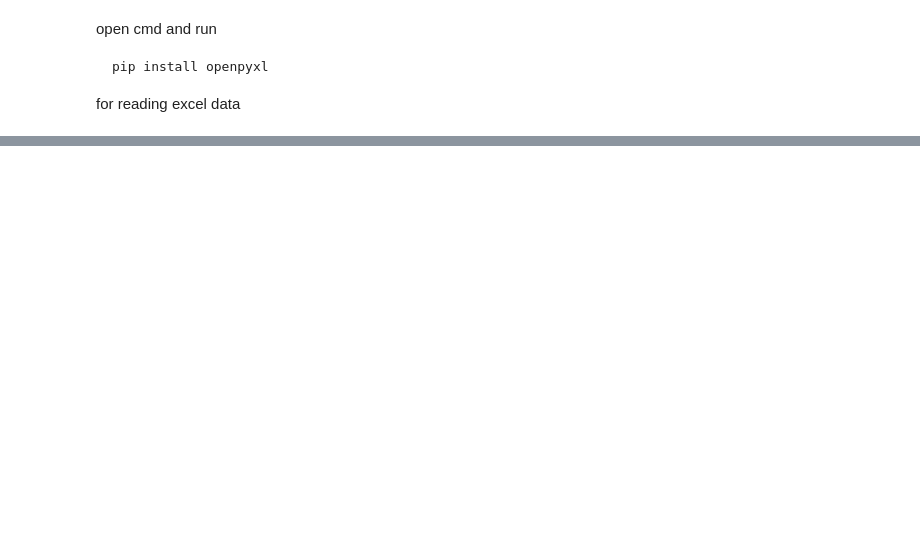
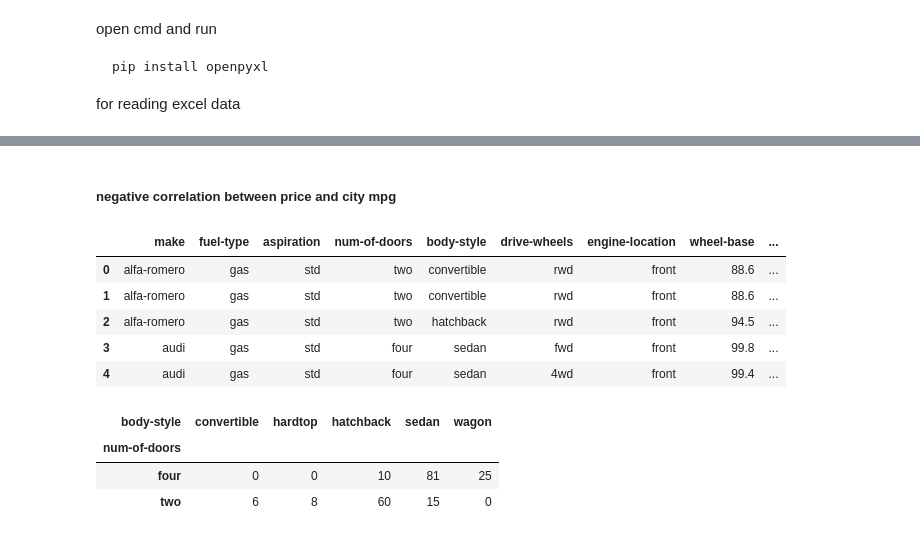
Before and after one commit to zaid-kamil/DP21PYDS5, a Jupyter notebook: data_science/eda.ipynb, the cells around one changed output, grey strips where cells are left out. Saved outputs shown, nothing was run; the diff lists cells and outputs as text; code cells hidden in the pictures; blank space fills up the shorter version.

```diff
--- a/data_science/eda.ipynb
+++ b/data_science/eda.ipynb
@@ -130,0 +99,2 @@ pd.read_excel('dummy_rainfall.xlsx')
+# %% [markdown]
+##### negative correlation between price and city mpg
@@ -130,0 +118,16 @@ pd.read_excel('dummy_rainfall.xlsx')
+# %%
+df.head()
+# %% [output]
+|  | make | fuel-type | aspiration | num-of-doors | body-style | drive-wheels | engine-location | wheel-base | ... |
+| 0 | alfa-romero | gas | std | two | convertible | rwd | front | 88.6 | ... |
+| 1 | alfa-romero | gas | std | two | convertible | rwd | front | 88.6 | ... |
+| 2 | alfa-romero | gas | std | two | hatchback | rwd | front | 94.5 | ... |
+| 3 | audi | gas | std | four | sedan | fwd | front | 99.8 | ... |
+| 4 | audi | gas | std | four | sedan | 4wd | front | 99.4 | ... |
+# %%
+pd.crosstab(df['num-of-doors'],df['body-style'])
+# %% [output]
+| body-style | convertible | hardtop | hatchback | sedan | wagon |
+| num-of-doors |  |  |  |  |  |
+| four | 0 | 0 | 10 | 81 | 25 |
+| two | 6 | 8 | 60 | 15 | 0 |
```
Also changed, not shown: parts of 15 cells of this notebook, 2 other files.
